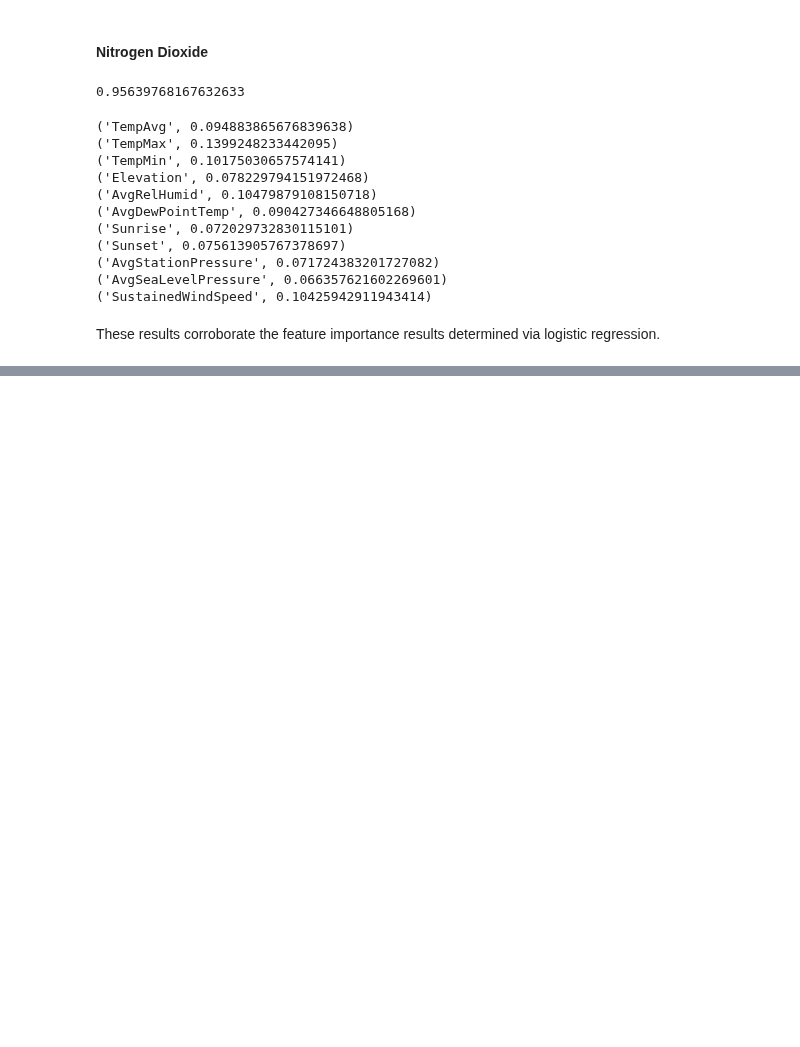
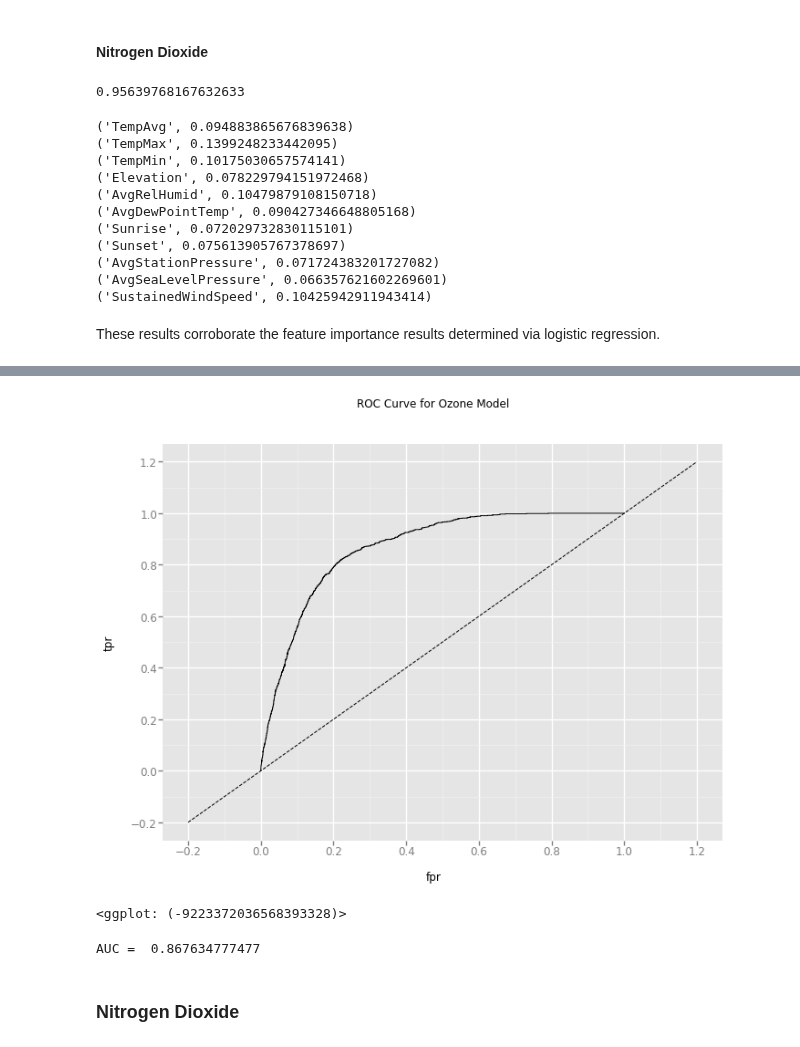
Before and after one commit to bouncebarkrun/Springboard-Data-Science-Career-Track, a Jupyter notebook: 1st Capstone Project/Model Building.ipynb, the cells around one changed output, grey strips where cells are left out. Cells and saved outputs as stored; diff of their text form; code cells hidden in the pictures; blank space fills up the shorter version.

```diff
--- a/1st Capstone Project/Model Building.ipynb
+++ b/1st Capstone Project/Model Building.ipynb
@@ -780,0 +783,8 @@ These results corroborate the feature importance results determined via logistic
+# %%
+# Reduce features to a more limited model
+reduced_X = pollution7[['TempMax', 'TempMin', 'AvgStationPressure', 'AvgSeaLevelPressure', 'SustainedWindSpeed']]
+reduced_feat_labels = ['TempMax', 'TempMin', 'AvgStationPressure', 'AvgSeaLevelPressure', 'SustainedWindSpeed']
+red_X_imp = imp.fit_transform(reduced_X)
+red_normalized_X = preprocessing.normalize(red_X_imp)
+X_train_oz, X_test_oz, y_train_oz, y_test_oz = train_test_split(red_normalized_X, y_ozq, test_size=0.2, random_state=42)
+X_train_no, X_test_no, y_train_no, y_test_no = train_test_split(red_normalized_X, y_noq, test_size=0.2, random_state=42)
@@ -780,0 +793,8 @@ These results corroborate the feature importance results determined via logistic
+# %%
+# Fit the regression to the train set
+lrcvb.fit(X_train_oz, y_train_oz)
+# Predict the labels of the test set
+y_pred_oz = lrcvb.predict(X_test_oz)
+# Compute metrics
+print('Ozone Model Accuracy', metrics.accuracy_score(y_test_oz, y_pred_oz))
+print(metrics.classification_report(y_test_oz, y_pred_oz))
@@ -780,0 +809,18 @@ These results corroborate the feature importance results determined via logistic
+# %%
+preds = lrcvb.predict_proba(X_test_oz)[:,1]
+fpr, tpr, _ = metrics.roc_curve(y_test_oz, preds)
+
+df = pd.DataFrame(dict(fpr=fpr, tpr=tpr))
+ggplot(df, aes(x='fpr', y='tpr')) +\
+    geom_line() +\
+    geom_abline(linetype='dashed') +\
+    ggtitle("ROC Curve for Ozone Model")
+# %% [output]
+[figure, added]
+<ggplot: (-9223372036568393328)>
+# %%
+print('AUC = ', metrics.auc(fpr,tpr))
+# %% [output]
+AUC =  0.867634777477
+# %% [markdown]
+### Nitrogen Dioxide
```
Also changed, not shown: parts of 10 cells of this notebook.
